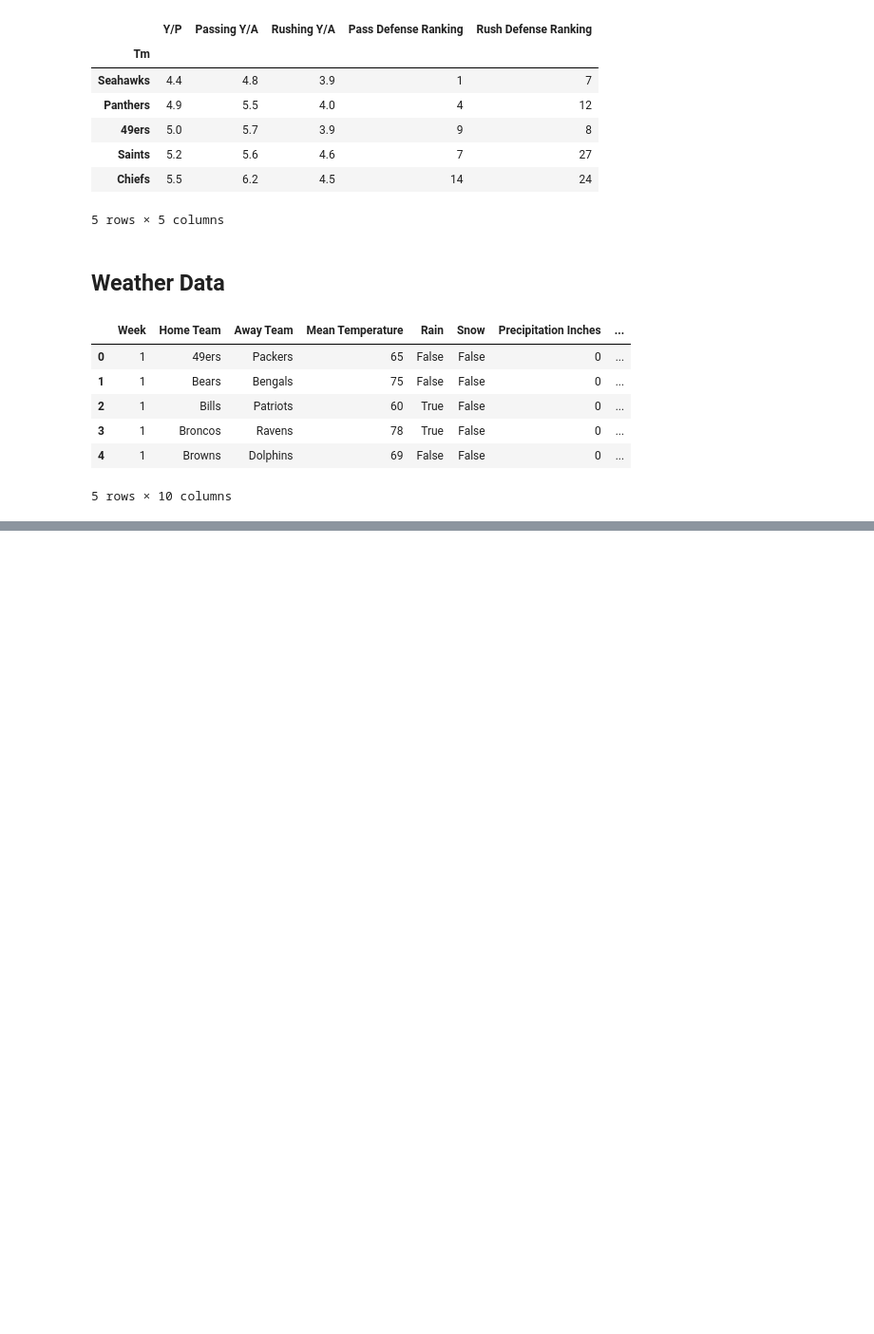
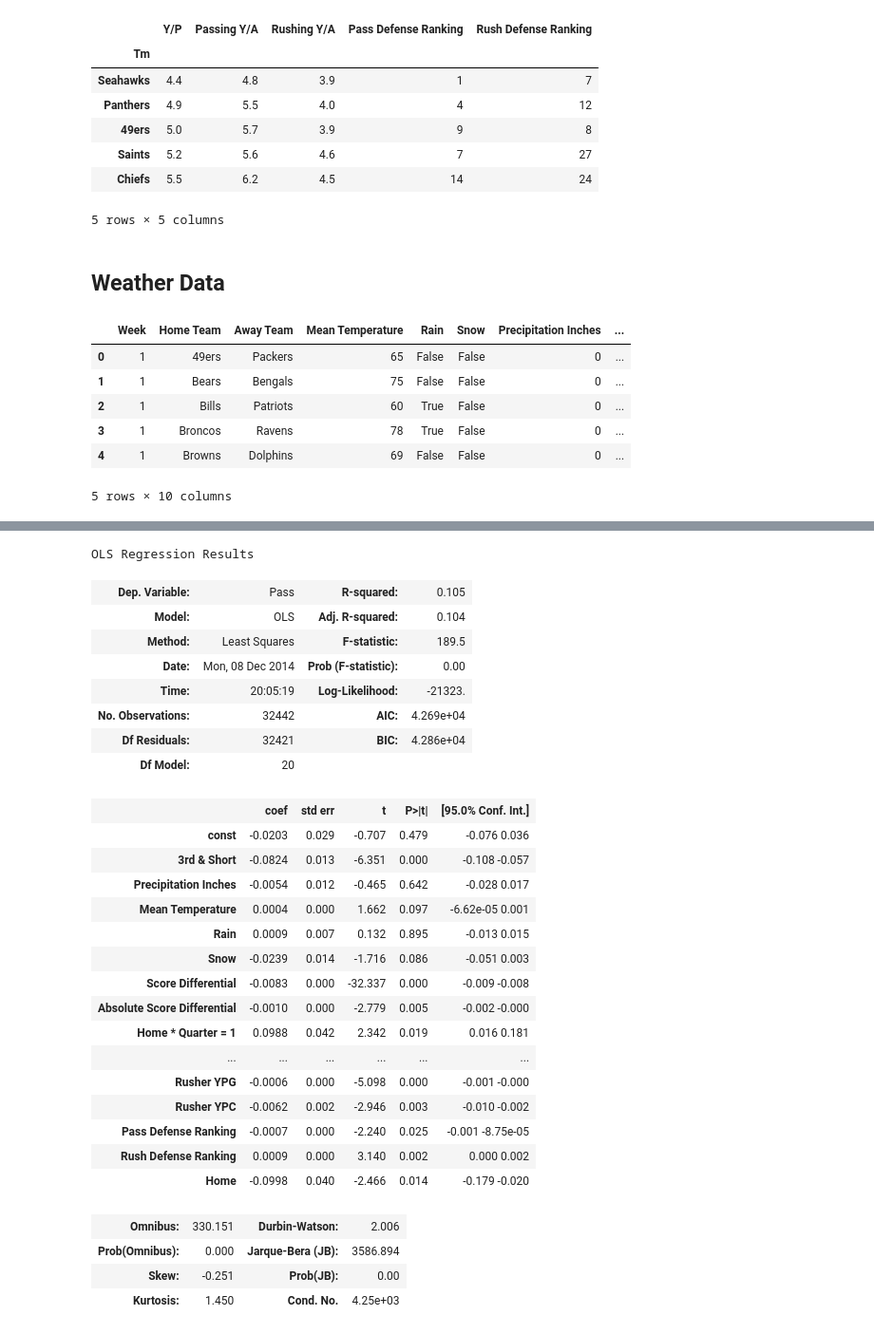
Before and after one commit to araftery/cs109-final-project, a Jupyter notebook: notebook.ipynb, the cells around one changed output, grey strips where cells are left out. Shown at 95% size. Saved outputs shown, nothing was run; the diff lists cells and outputs as text; code cells hidden in the pictures; blank space fills up the shorter version.

```diff
--- a/notebook.ipynb
+++ b/notebook.ipynb
@@ -141,0 +170,52 @@ df.drop('Week', axis=1, inplace=True)
+# %%
+df['Pass'] = df['Play Type'].apply(lambda x: 1 if x == 'Pass' or x == 'Sack' else 0)
+df['Home'] = df['Team Game Location'].apply(lambda x: 1 if x == 'Home' else 0)
+# %%
+for qt in range(1, 5):
+    df['Home * Quarter = {}'.format(qt)] = df['Home'] * df['Quarter'].apply(lambda x: 1 if x == qt else 0)
+# %%
+df['Rain'] = df['Rain'].astype(np.int)
+df['Snow'] = df['Snow'].astype(np.int)
+df['Down * ToGo'] = df['Down'] * df['ToGo']
+df['3rd & Short'] = df['Down'].apply(lambda x: 1 if x == 3 else 0) * df['ToGo'].apply(lambda x: 1 if x < 4 else 0)
+# %%
+import statsmodels.api as sm
+
+x_vars = ['3rd & Short', 'Precipitation Inches', 'Mean Temperature', 'Rain', 'Snow', 'Score Differential', 'Absolute Score Differential', 'Home * Quarter = 1', 'Home * Quarter = 2', 'Home * Quarter = 3', 'Home * Quarter = 4', 'Quarter', 'Down', 'ToGo', 'Passer Rating', 'Rusher YPG', 'Rusher YPC', 'Pass Defense Ranking', 'Rush Defense Ranking', 'Home']
+
+regressors = sm.add_constant(df[x_vars])
+regressors['Rush Defense Ranking'] = 33 - regressors['Rush Defense Ranking']
+regressors['Pass Defense Ranking'] = 33 - regressors['Pass Defense Ranking']
+model = sm.OLS(df['Pass'], regressors, missing='drop')
+res = model.fit()
+res.summary()
+# %% [output]
+OLS Regression Results
+| Dep. Variable: | Pass | R-squared: | 0.105 |
+| Model: | OLS | Adj. R-squared: | 0.104 |
+| Method: | Least Squares | F-statistic: | 189.5 |
+| Date: | Mon, 08 Dec 2014 | Prob (F-statistic): | 0.00 |
+| Time: | 20:05:19 | Log-Likelihood: | -21323. |
+| No. Observations: | 32442 | AIC: | 4.269e+04 |
+| Df Residuals: | 32421 | BIC: | 4.286e+04 |
+| Df Model: | 20 |  |  |
+|  | coef | std err | t | P>|t| | [95.0% Conf. Int.] |
+| const | -0.0203 | 0.029 | -0.707 | 0.479 | -0.076 0.036 |
+| 3rd & Short | -0.0824 | 0.013 | -6.351 | 0.000 | -0.108 -0.057 |
+| Precipitation Inches | -0.0054 | 0.012 | -0.465 | 0.642 | -0.028 0.017 |
+| Mean Temperature | 0.0004 | 0.000 | 1.662 | 0.097 | -6.62e-05 0.001 |
+| Rain | 0.0009 | 0.007 | 0.132 | 0.895 | -0.013 0.015 |
+| Snow | -0.0239 | 0.014 | -1.716 | 0.086 | -0.051 0.003 |
+| Score Differential | -0.0083 | 0.000 | -32.337 | 0.000 | -0.009 -0.008 |
+| Absolute Score Differential | -0.0010 | 0.000 | -2.779 | 0.005 | -0.002 -0.000 |
+| Home * Quarter = 1 | 0.0988 | 0.042 | 2.342 | 0.019 | 0.016 0.181 |
+| ... | ... | ... | ... | ... | ... |
+| Rusher YPG | -0.0006 | 0.000 | -5.098 | 0.000 | -0.001 -0.000 |
+| Rusher YPC | -0.0062 | 0.002 | -2.946 | 0.003 | -0.010 -0.002 |
+| Pass Defense Ranking | -0.0007 | 0.000 | -2.240 | 0.025 | -0.001 -8.75e-05 |
+| Rush Defense Ranking | 0.0009 | 0.000 | 3.140 | 0.002 | 0.000 0.002 |
+| Home | -0.0998 | 0.040 | -2.466 | 0.014 | -0.179 -0.020 |
+| Omnibus: | 330.151 | Durbin-Watson: | 2.006 |
+| Prob(Omnibus): | 0.000 | Jarque-Bera (JB): | 3586.894 |
+| Skew: | -0.251 | Prob(JB): | 0.00 |
+| Kurtosis: | 1.450 | Cond. No. | 4.25e+03 |
```
Also changed, not shown: parts of 3 cells of this notebook.
